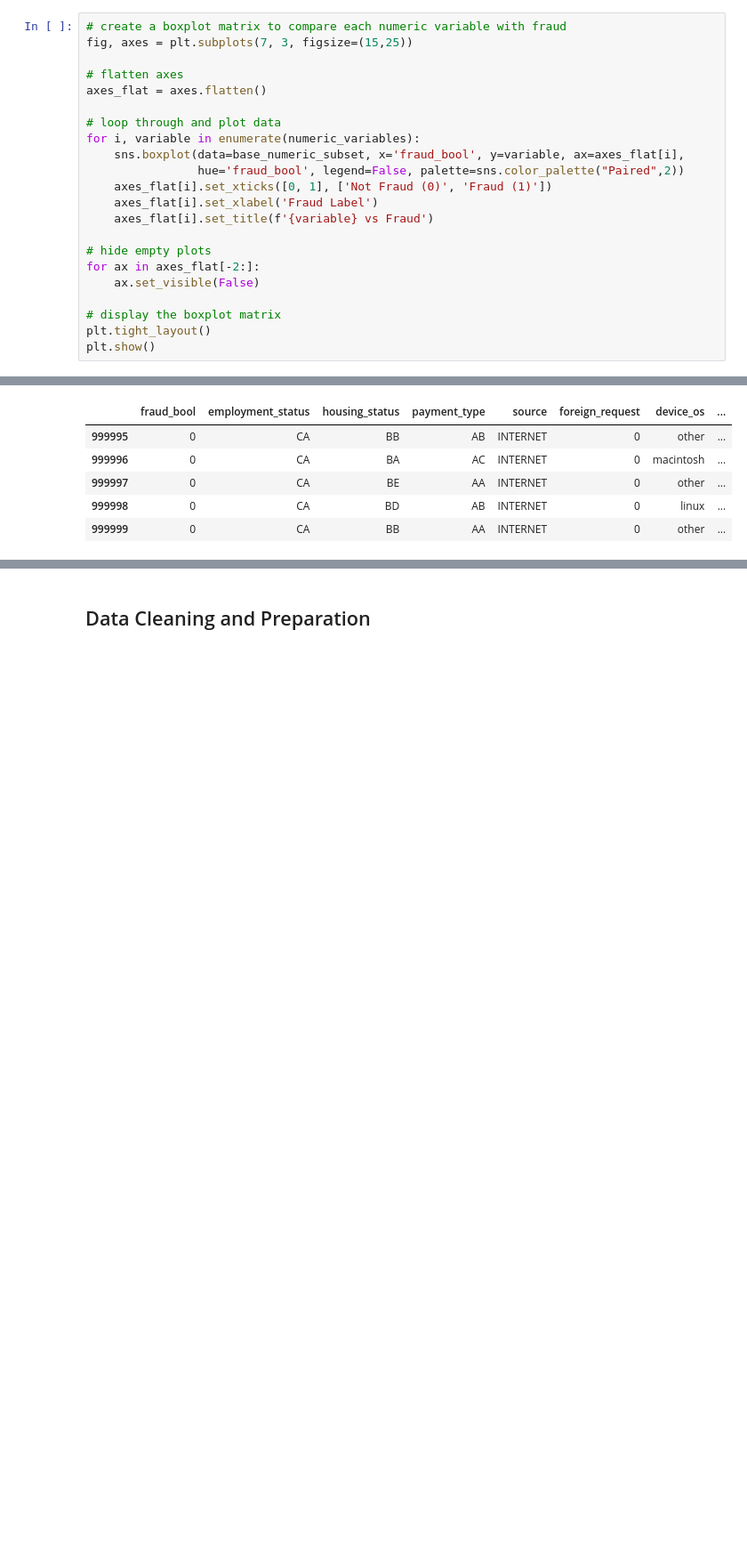
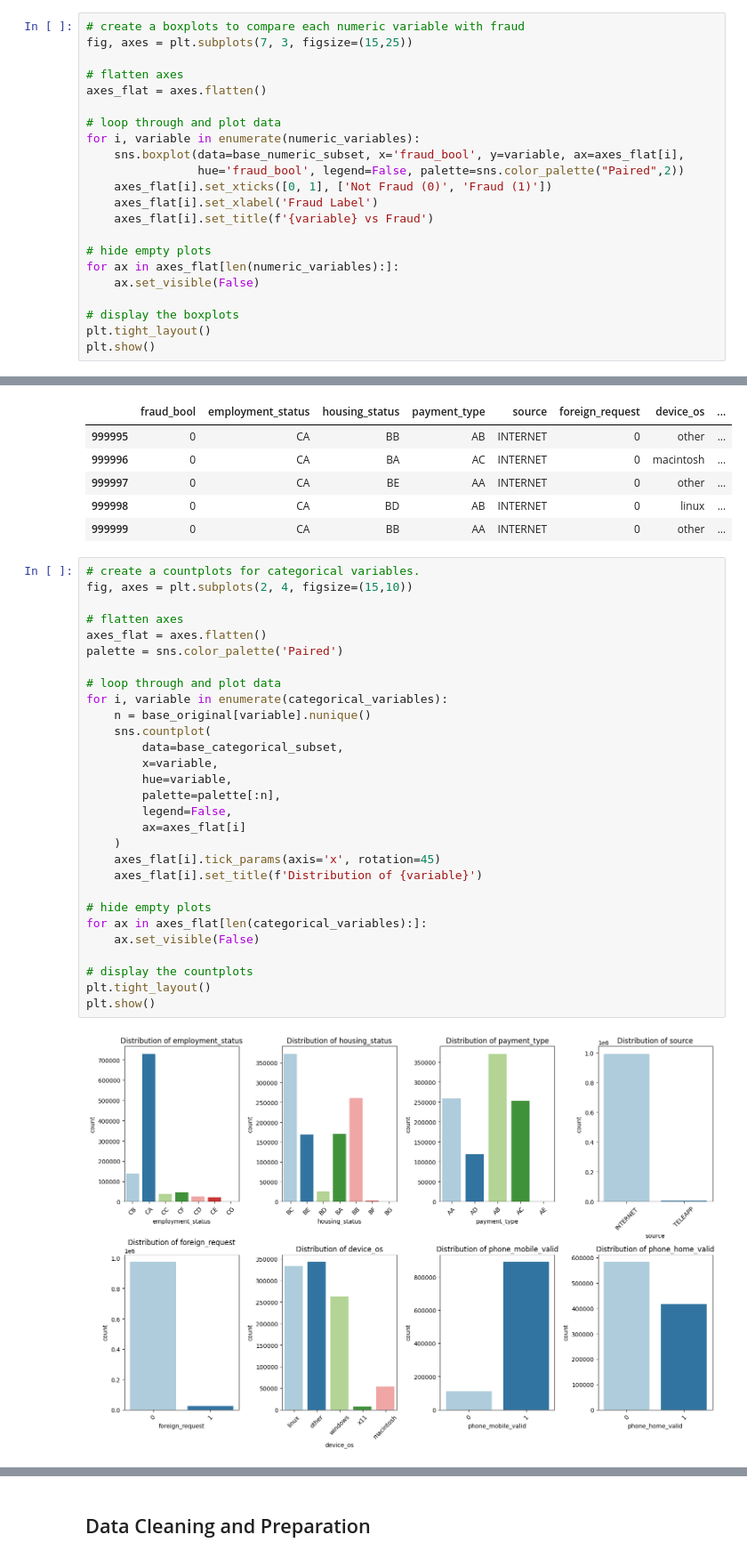
Before and after one commit to mrlizhaozhi/fraud-detection-data-analytics-and-modelling, a Jupyter notebook: notebook.ipynb, the cells around one changed output, grey strips where cells are left out. Shown at 89% size. Drawn from its saved outputs; the diff is of its cells as text; blank space fills up the shorter version.

```diff
--- a/notebook.ipynb
+++ b/notebook.ipynb
@@ -425,7 +425,7 @@ base_numeric_subset.tail()
 | 999998 | 0 | 0.9 | 0.002480 | 52 | 3 | 30 | ... |
 | 999999 | 0 | 0.6 | 0.993391 | -1 | 174 | 30 | ... |
 # %%
-# create a boxplot matrix to compare each numeric variable with fraud
+# create a boxplots to compare each numeric variable with fraud
 fig, axes = plt.subplots(7, 3, figsize=(15,25))
 
 # flatten axes
@@ -440,10 +440,10 @@ for i, variable in enumerate(numeric_variables):
     axes_flat[i].set_title(f'{variable} vs Fraud')
 
 # hide empty plots
-for ax in axes_flat[-2:]:
+for ax in axes_flat[len(numeric_variables):]:
     ax.set_visible(False)
 
-# display the boxplot matrix
+# display the boxplots
 plt.tight_layout()
 plt.show()
 # %% [output]
@@ -481,3 +487,34 @@ base_categorical_subset.tail()
 | 999997 | 0 | CA | BE | AA | INTERNET | 0 | other | ... |
 | 999998 | 0 | CA | BD | AB | INTERNET | 0 | linux | ... |
 | 999999 | 0 | CA | BB | AA | INTERNET | 0 | other | ... |
+# %%
+# create a countplots for categorical variables.
+fig, axes = plt.subplots(2, 4, figsize=(15,10))
+
+# flatten axes
+axes_flat = axes.flatten()
+palette = sns.color_palette('Paired')
+
+# loop through and plot data
+for i, variable in enumerate(categorical_variables):
+    n = base_original[variable].nunique()
+    sns.countplot(
+        data=base_categorical_subset,
+        x=variable,
+        hue=variable,
+        palette=palette[:n],
+        legend=False,
+        ax=axes_flat[i]
+    )
+    axes_flat[i].tick_params(axis='x', rotation=45)
+    axes_flat[i].set_title(f'Distribution of {variable}')
+
+# hide empty plots
+for ax in axes_flat[len(categorical_variables):]:
+    ax.set_visible(False)
+
+# display the countplots
+plt.tight_layout()
+plt.show()
+# %% [output]
+[figure, added]
```
Also changed, not shown: parts of 4 cells of this notebook.
